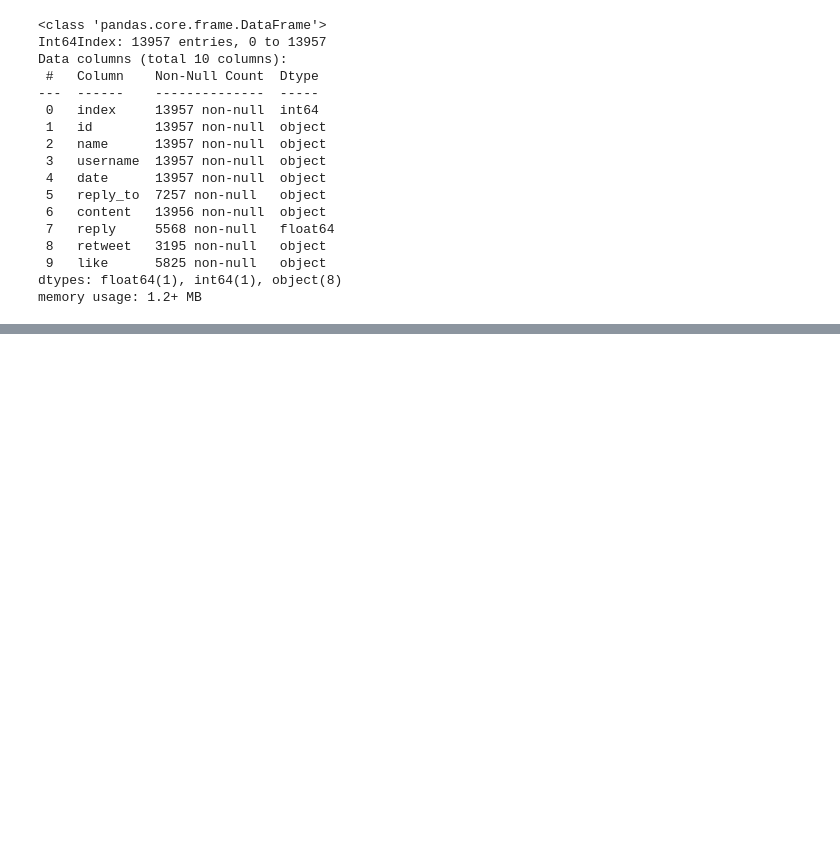
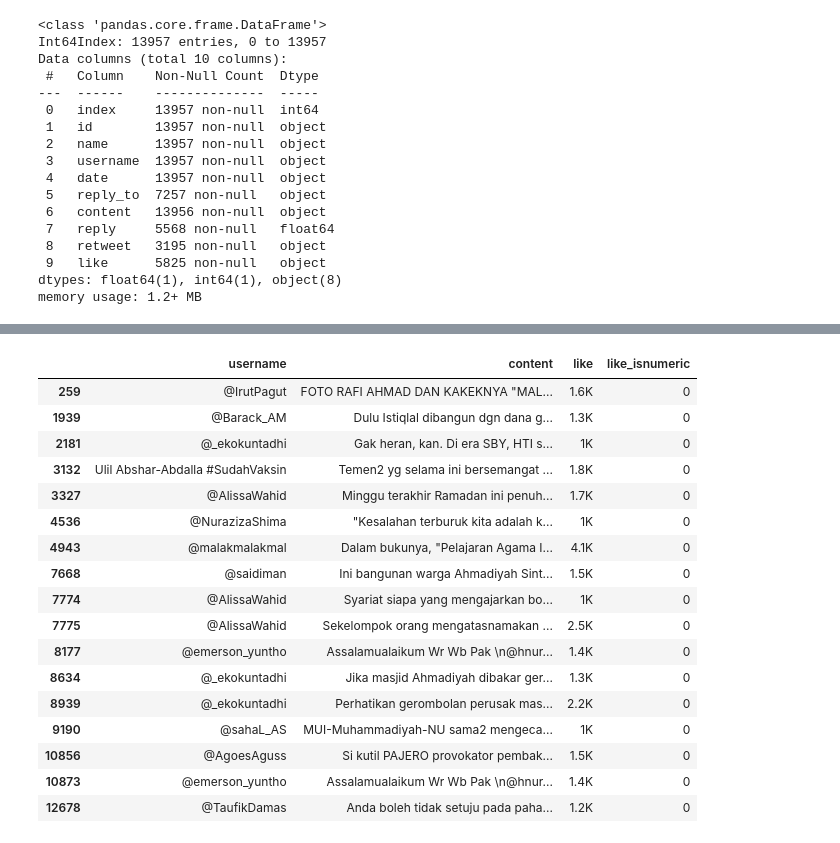
Before and after one commit to iddzzz/netizen-sentiment-analysis, a Jupyter notebook: data-cleaning.ipynb, the cells around one changed output, grey strips where cells are left out. Drawn from its saved outputs; the diff is of its cells as text; code cells hidden in the pictures; blank space fills up the shorter version.

```diff
--- a/data-cleaning.ipynb
+++ b/data-cleaning.ipynb
@@ -178,0 +224,4 @@ memory usage: 1.2+ MB
+# %%
+df.reply.fillna(0, inplace=True)
+df.reply = df.reply.astype(int)
+df[['name', 'username', 'content', 'reply']][df.reply == 0].head()
@@ -178,0 +247,12 @@ memory usage: 1.2+ MB
+# %%
+def isthisnumeric(val):
+    val = str(val)
+    val = val.replace('.', '')
+    if val.isnumeric():
+        return 1
+    else:
+        return 0
+
+df.retweet.fillna(0, inplace=True)
+df['retweet_isnumeric'] = df.retweet.apply(lambda x: isthisnumeric(x))
+df[['username', 'content', 'retweet', 'retweet_isnumeric']][df.retweet_isnumeric == 0]
@@ -178,0 +263,4 @@ memory usage: 1.2+ MB
+# %%
+df = df.copy()
+df['retweet'][df.retweet_isnumeric == 0] = df['retweet'][df.retweet_isnumeric == 0].apply(lambda x: x.replace('.', '').replace('K', '00'))
+df[['username', 'content', 'retweet', 'retweet_isnumeric']][df.retweet_isnumeric == 0]
@@ -178,0 +275,3 @@ memory usage: 1.2+ MB
+# %%
+df.retweet = df.retweet.astype(int)
+df[['name', 'username', 'content', 'retweet']].sample(5, random_state=1)
@@ -178,0 +297,23 @@ memory usage: 1.2+ MB
+# %%
+df.like.fillna(0, inplace=True)
+df['like_isnumeric'] = df.like.apply(lambda x: isthisnumeric(x))
+df[['username', 'content', 'like', 'like_isnumeric']][df.like_isnumeric == 0]
+# %% [output]
+|  | username | content | like | like_isnumeric |
+| 259 | @IrutPagut | FOTO RAFI AHMAD DAN KAKEKNYA "MAL... | 1.6K | 0 |
+| 1939 | @Barack_AM | Dulu Istiqlal dibangun dgn dana g... | 1.3K | 0 |
+| 2181 | @_ekokuntadhi | Gak heran, kan. Di era SBY, HTI s... | 1K | 0 |
+| 3132 | Ulil Abshar-Abdalla #SudahVaksin | Temen2 yg selama ini bersemangat ... | 1.8K | 0 |
+| 3327 | @AlissaWahid | Minggu terakhir Ramadan ini penuh... | 1.7K | 0 |
+| 4536 | @NurazizaShima | "Kesalahan terburuk kita adalah k... | 1K | 0 |
+| 4943 | @malakmalakmal | Dalam bukunya, "Pelajaran Agama I... | 4.1K | 0 |
+| 7668 | @saidiman | Ini bangunan warga Ahmadiyah Sint... | 1.5K | 0 |
+| 7774 | @AlissaWahid | Syariat siapa yang mengajarkan bo... | 1K | 0 |
+| 7775 | @AlissaWahid | Sekelompok orang mengatasnamakan ... | 2.5K | 0 |
+| 8177 | @emerson_yuntho | Assalamualaikum Wr Wb Pak \n@hnur... | 1.4K | 0 |
+| 8634 | @_ekokuntadhi | Jika masjid Ahmadiyah dibakar ger... | 1.3K | 0 |
+| 8939 | @_ekokuntadhi | Perhatikan gerombolan perusak mas... | 2.2K | 0 |
+| 9190 | @sahaL_AS | MUI-Muhammadiyah-NU sama2 mengeca... | 1K | 0 |
+| 10856 | @AgoesAguss | Si kutil PAJERO provokator pembak... | 1.5K | 0 |
+| 10873 | @emerson_yuntho | Assalamualaikum Wr Wb Pak \n@hnur... | 1.4K | 0 |
+| 12678 | @TaufikDamas | Anda boleh tidak setuju pada paha... | 1.2K | 0 |
```
Also changed, not shown: parts of 23 cells of this notebook, 1 other file.
